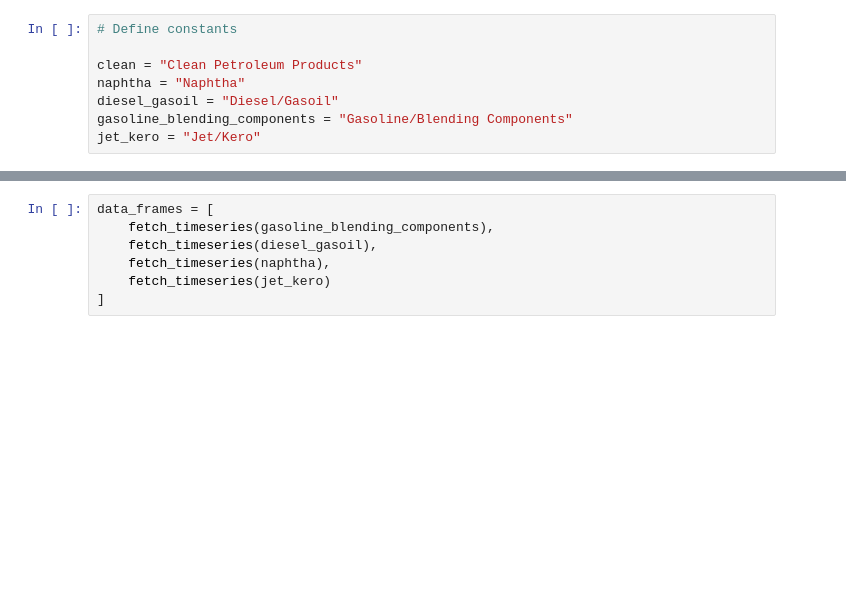
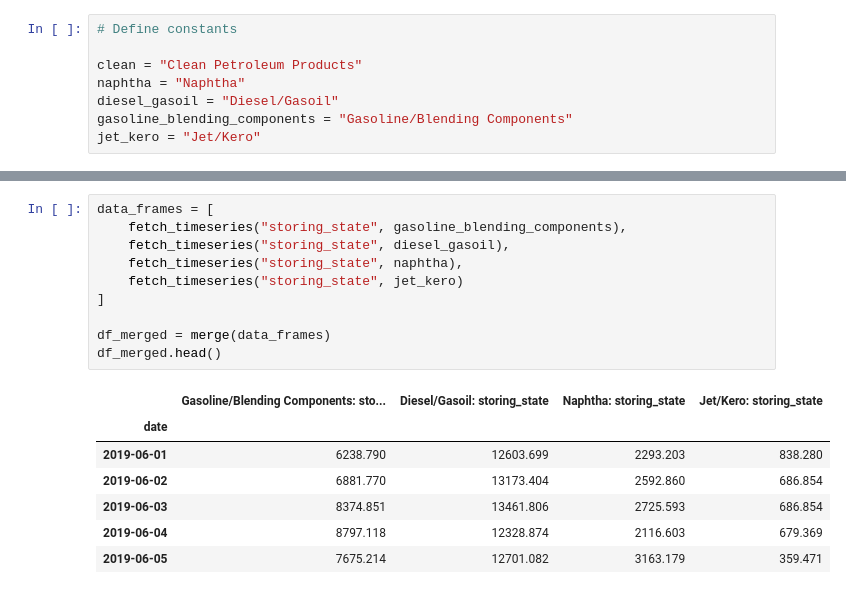
Before and after one commit to VorTECHsa/python-sdk, a Jupyter notebook: Demand Recovery in Asia, Webinar 10th June 2020.ipynb, the cells around one changed output, grey strips where cells are left out. Drawn from its saved outputs; the diff is of its cells as text; blank space fills up the shorter version.

```diff
--- a/Demand Recovery in Asia, Webinar 10th June 2020.ipynb
+++ b/Demand Recovery in Asia, Webinar 10th June 2020.ipynb
@@ -111,7 +128,18 @@ plot_df(clean_fs, "Global Clean Floating Storage")
 # %%
 data_frames = [
-    fetch_timeseries(gasoline_blending_components),
-    fetch_timeseries(diesel_gasoil),
-    fetch_timeseries(naphtha),
-    fetch_timeseries(jet_kero)
+    fetch_timeseries("storing_state", gasoline_blending_components),
+    fetch_timeseries("storing_state", diesel_gasoil),
+    fetch_timeseries("storing_state", naphtha),
+    fetch_timeseries("storing_state", jet_kero)
 ]
+
+df_merged = merge(data_frames)
+df_merged.head()
+# %% [output]
+|  | Gasoline/Blending Components: sto... | Diesel/Gasoil: storing_state | Naphtha: storing_state | Jet/Kero: storing_state |
+| date |  |  |  |  |
+| 2019-06-01 | 6238.790 | 12603.699 | 2293.203 | 838.280 |
+| 2019-06-02 | 6881.770 | 13173.404 | 2592.860 | 686.854 |
+| 2019-06-03 | 8374.851 | 13461.806 | 2725.593 | 686.854 |
+| 2019-06-04 | 8797.118 | 12328.874 | 2116.603 | 679.369 |
+| 2019-06-05 | 7675.214 | 12701.082 | 3163.179 | 359.471 |
```
Also changed, not shown: parts of 33 cells of this notebook.
